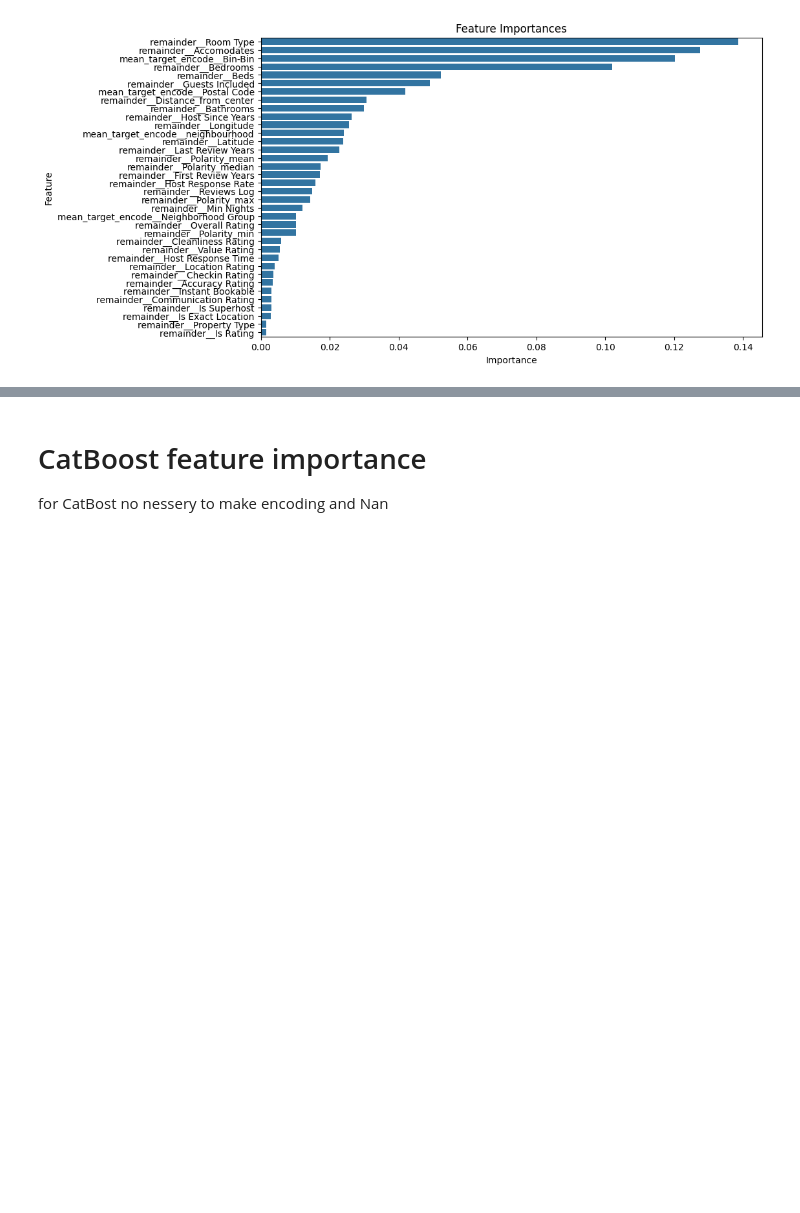
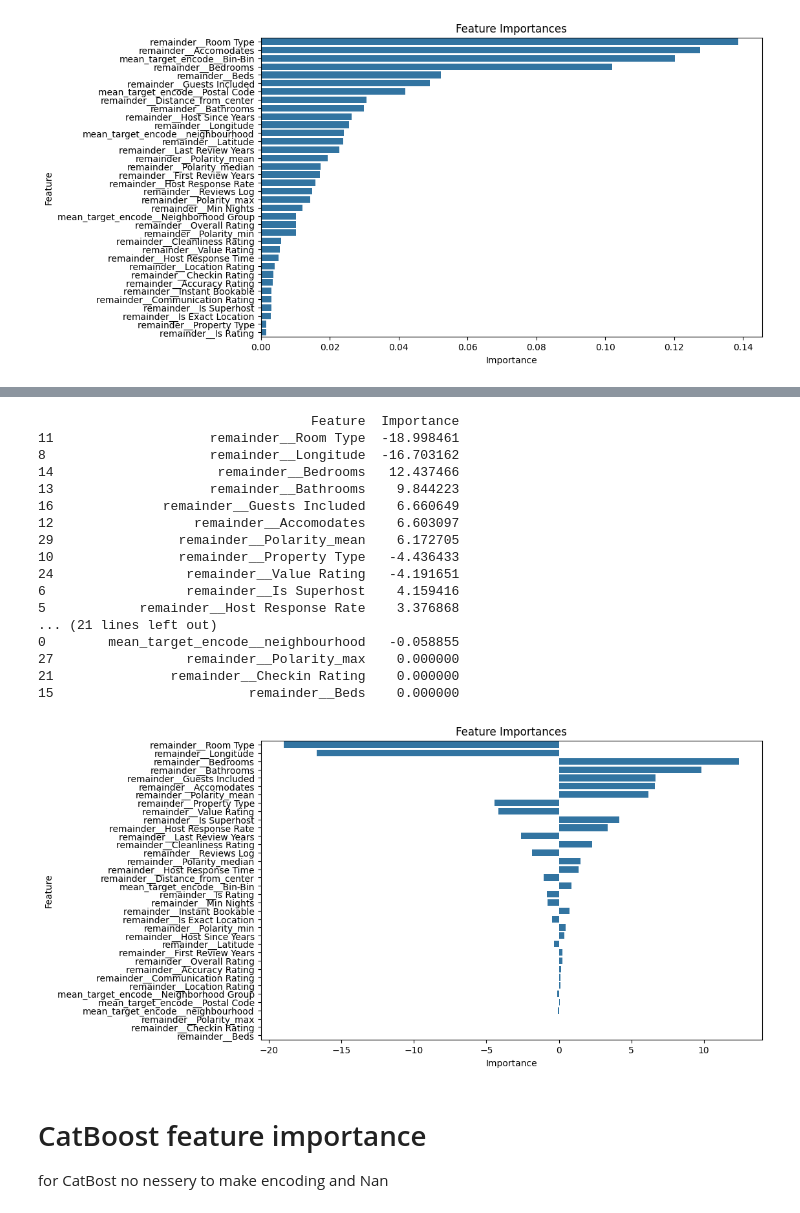
Before and after one commit to IlyaZutler/Cancer-Data, a Jupyter notebook: 7 Feature selection.ipynb, the cells around one changed output, grey strips where cells are left out. Saved outputs shown, nothing was run; the diff lists cells and outputs as text; code cells hidden in the pictures; blank space fills up the shorter version.

```diff
--- a/7 Feature selection.ipynb
+++ b/7 Feature selection.ipynb
@@ -258,3 +295,45 @@ plt.show()
+# %%
+# prompt: важность признаков для Lasso и график
+
+# Get feature importances
+importances = pipeline.named_steps['model'].coef_
+
+# Get feature names from preprocessor
+feature_names = pipeline.named_steps['preprocessor'].get_feature_names_out()
+
+# Create a DataFrame for easier visualization
+feature_importance_df = pd.DataFrame({
+    'Feature': feature_names,
+    'Importance': importances
+}).sort_values('Importance', key = abs,  ascending=False)
+
+# Print or plot the feature importances
+print(feature_importance_df)
+
+# Optionally, plot the feature importances
+plt.figure(figsize=(10, 6))
+sns.barplot(x='Importance', y='Feature', data=feature_importance_df)
+plt.title('Feature Importances')
+plt.show()
+# %% [output]
+                                   Feature  Importance
+11                    remainder__Room Type  -18.998461
+8                     remainder__Longitude  -16.703162
+14                     remainder__Bedrooms   12.437466
+13                    remainder__Bathrooms    9.844223
+16              remainder__Guests Included    6.660649
+12                  remainder__Accomodates    6.603097
+29                remainder__Polarity_mean    6.172705
+10                remainder__Property Type   -4.436433
+24                 remainder__Value Rating   -4.191651
+6                  remainder__Is Superhost    4.159416
+5            remainder__Host Response Rate    3.376868
+... (21 lines left out)
+0        mean_target_encode__neighbourhood   -0.058855
+27                 remainder__Polarity_max    0.000000
+21               remainder__Checkin Rating    0.000000
+15                         remainder__Beds    0.000000
+[figure, added]
 # %% [markdown]
 # CatBoost feature importance
 
```
Also changed, not shown: parts of 8 cells of this notebook.
